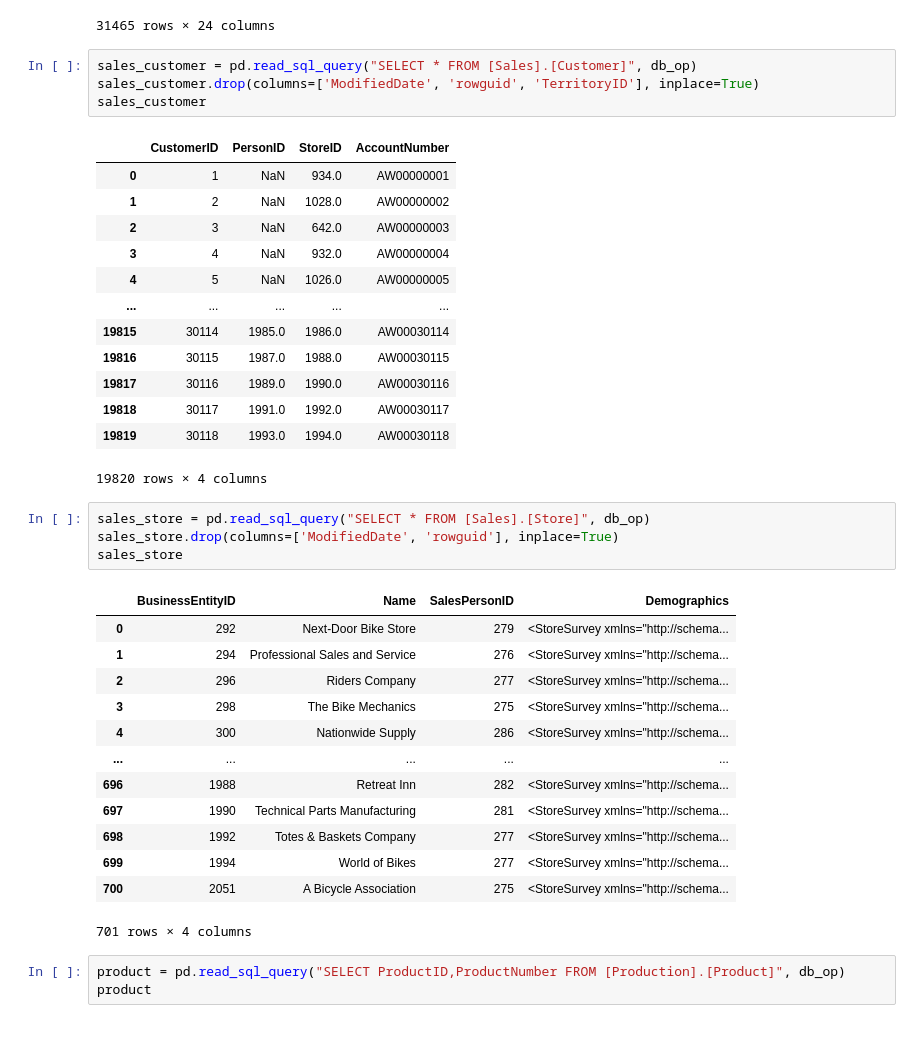
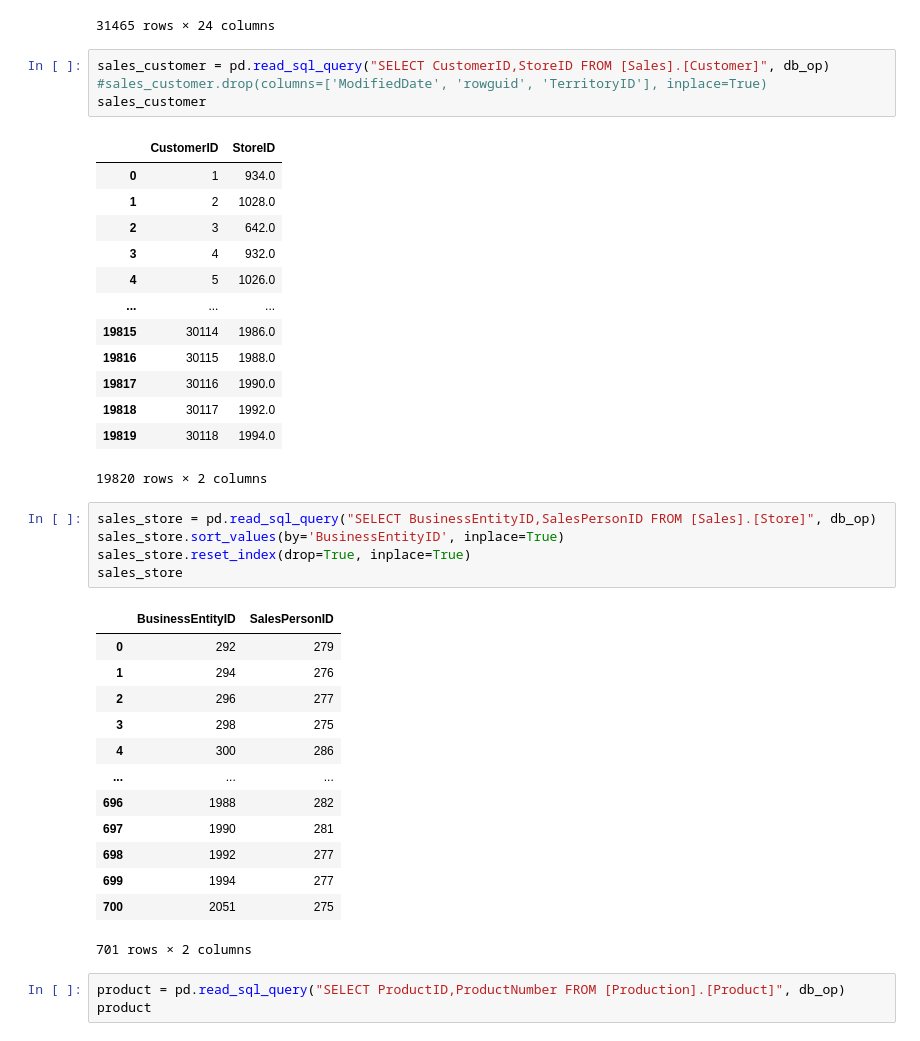
Before and after one commit to paulrojasg/data_science_part_4, a Jupyter notebook: FactResellerSales.ipynb, the cells around one changed output. Drawn from its saved outputs; the diff is of its cells as text.

```diff
--- a/FactResellerSales.ipynb
+++ b/FactResellerSales.ipynb
@@ -45,41 +45,42 @@ sales_order_header
 | 31464 | 75123 | 8 | 2014-06-30 | 2014-07-12 | 2014-07-07 | 5 | True | ... |
 31465 rows × 24 columns
 # %%
-sales_customer = pd.read_sql_query("SELECT * FROM [Sales].[Customer]", db_op)
-sales_customer.drop(columns=['ModifiedDate', 'rowguid', 'TerritoryID'], inplace=True)
+sales_customer = pd.read_sql_query("SELECT CustomerID,StoreID FROM [Sales].[Customer]", db_op)
+#sales_customer.drop(columns=['ModifiedDate', 'rowguid', 'TerritoryID'], inplace=True)
 sales_customer
 # %% [output]
-|  | CustomerID | PersonID | StoreID | AccountNumber |
-| 0 | 1 | NaN | 934.0 | AW00000001 |
-| 1 | 2 | NaN | 1028.0 | AW00000002 |
-| 2 | 3 | NaN | 642.0 | AW00000003 |
-| 3 | 4 | NaN | 932.0 | AW00000004 |
-| 4 | 5 | NaN | 1026.0 | AW00000005 |
-| ... | ... | ... | ... | ... |
-| 19815 | 30114 | 1985.0 | 1986.0 | AW00030114 |
-| 19816 | 30115 | 1987.0 | 1988.0 | AW00030115 |
-| 19817 | 30116 | 1989.0 | 1990.0 | AW00030116 |
-| 19818 | 30117 | 1991.0 | 1992.0 | AW00030117 |
-| 19819 | 30118 | 1993.0 | 1994.0 | AW00030118 |
+|  | CustomerID | StoreID |
+| 0 | 1 | 934.0 |
+| 1 | 2 | 1028.0 |
+| 2 | 3 | 642.0 |
+| 3 | 4 | 932.0 |
+| 4 | 5 | 1026.0 |
+| ... | ... | ... |
+| 19815 | 30114 | 1986.0 |
+| 19816 | 30115 | 1988.0 |
+| 19817 | 30116 | 1990.0 |
+| 19818 | 30117 | 1992.0 |
+| 19819 | 30118 | 1994.0 |
-19820 rows × 4 columns
+19820 rows × 2 columns
 # %%
-sales_store = pd.read_sql_query("SELECT * FROM [Sales].[Store]", db_op)
-sales_store.drop(columns=['ModifiedDate', 'rowguid'], inplace=True)
+sales_store = pd.read_sql_query("SELECT BusinessEntityID,SalesPersonID FROM [Sales].[Store]", db_op)
+sales_store.sort_values(by='BusinessEntityID', inplace=True)
+sales_store.reset_index(drop=True, inplace=True)
 sales_store
 # %% [output]
-|  | BusinessEntityID | Name | SalesPersonID | Demographics |
-| 0 | 292 | Next-Door Bike Store | 279 | <StoreSurvey xmlns="http://schema... |
-| 1 | 294 | Professional Sales and Service | 276 | <StoreSurvey xmlns="http://schema... |
-| 2 | 296 | Riders Company | 277 | <StoreSurvey xmlns="http://schema... |
-| 3 | 298 | The Bike Mechanics | 275 | <StoreSurvey xmlns="http://schema... |
-| 4 | 300 | Nationwide Supply | 286 | <StoreSurvey xmlns="http://schema... |
-| ... | ... | ... | ... | ... |
-| 696 | 1988 | Retreat Inn | 282 | <StoreSurvey xmlns="http://schema... |
-| 697 | 1990 | Technical Parts Manufacturing | 281 | <StoreSurvey xmlns="http://schema... |
-| 698 | 1992 | Totes & Baskets Company | 277 | <StoreSurvey xmlns="http://schema... |
-| 699 | 1994 | World of Bikes | 277 | <StoreSurvey xmlns="http://schema... |
-| 700 | 2051 | A Bicycle Association | 275 | <StoreSurvey xmlns="http://schema... |
+|  | BusinessEntityID | SalesPersonID |
+| 0 | 292 | 279 |
+| 1 | 294 | 276 |
+| 2 | 296 | 277 |
+| 3 | 298 | 275 |
+| 4 | 300 | 286 |
+| ... | ... | ... |
+| 696 | 1988 | 282 |
+| 697 | 1990 | 281 |
+| 698 | 1992 | 277 |
+| 699 | 1994 | 277 |
+| 700 | 2051 | 275 |
-701 rows × 4 columns
+701 rows × 2 columns
 # %%
 product = pd.read_sql_query("SELECT ProductID,ProductNumber FROM [Production].[Product]", db_op)
 product
```
Also changed, not shown: parts of 5 cells of this notebook, 1 other file.
